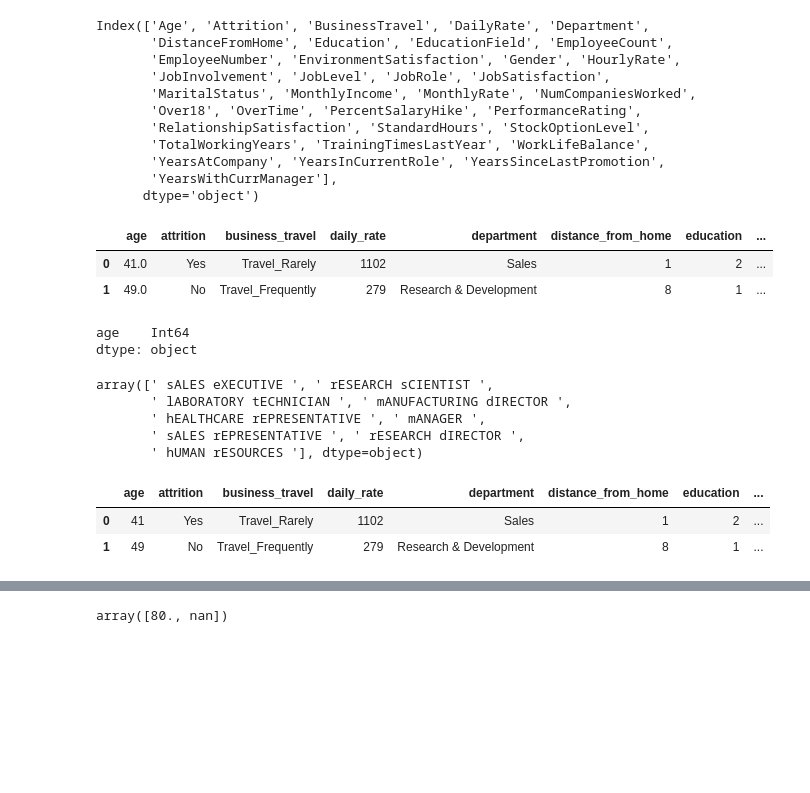
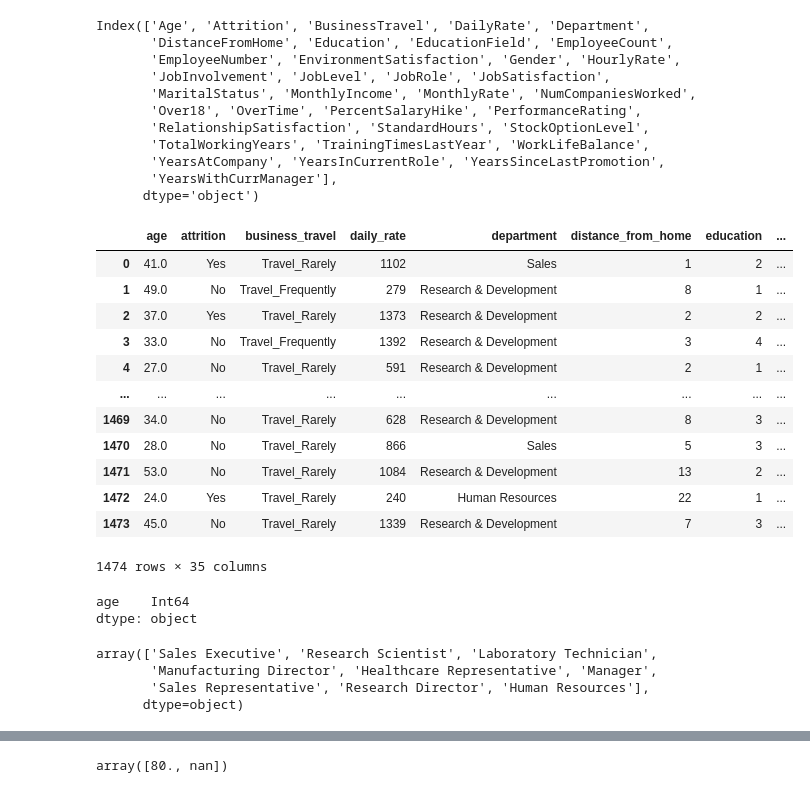
Before and after one commit to Eleonora1989/project-da-promo-63-modulo-3-team-3, a Jupyter notebook: fase_1_2_eda_limpieza.ipynb, the cells around one changed output, grey strips where cells are left out. Cells and saved outputs as stored; diff of their text form; code cells hidden in the pictures; blank space fills up the shorter version.

```diff
--- a/fase_1_2_eda_limpieza.ipynb
+++ b/fase_1_2_eda_limpieza.ipynb
@@ -112,7 +137,0 @@ df_hr.columns = (
-# %%
-df_hr.rename(columns={'over18': 'over_18'}, inplace=True)
-df_hr.head(2)
-# %% [output]
-|  | age | attrition | business_travel | daily_rate | department | distance_from_home | education | ... |
-| 0 | 41.0 | Yes | Travel_Rarely | 1102 | Sales | 1 | 2 | ... |
-| 1 | 49.0 | No | Travel_Frequently | 279 | Research & Development | 8 | 1 | ... |
@@ -119 +142,47 @@ df_hr.head(2)
+# %%
+import re
+
+def limpiar_columnas(df):
+    nuevas_cols = {}
+
+    for col in df.columns:
+        # 1. Separar CamelCase
+        col = re.sub(r'(?<!^)(?=[A-Z])', '_', col)
+
+        # 2. Separar letras y números (Over18 → Over_18)
+        col = re.sub(r'([a-zA-Z])([0-9])', r'\1_\2', col)
+        col = re.sub(r'([0-9])([a-zA-Z])', r'\1_\2', col)
+
+        # 3. Minúsculas
+        col = col.lower()
+
+        # 4. Limpiar caracteres raros
+        col = re.sub(r'[^\w]+', '_', col)
+
+        # 5. Evitar múltiples "_"
+        col = re.sub(r'_+', '_', col)
+
+        # 6. Quitar "_" al inicio o final
+        col = col.strip('_')
+
+        nuevas_cols[col] = col
+
+    df.columns = nuevas_cols.values()
+    return df
+# %%
+limpiar_columnas(df_hr)
+# %% [output]
+|  | age | attrition | business_travel | daily_rate | department | distance_from_home | education | ... |
+| 0 | 41.0 | Yes | Travel_Rarely | 1102 | Sales | 1 | 2 | ... |
+| 1 | 49.0 | No | Travel_Frequently | 279 | Research & Development | 8 | 1 | ... |
+| 2 | 37.0 | Yes | Travel_Rarely | 1373 | Research & Development | 2 | 2 | ... |
+| 3 | 33.0 | No | Travel_Frequently | 1392 | Research & Development | 3 | 4 | ... |
+| 4 | 27.0 | No | Travel_Rarely | 591 | Research & Development | 2 | 1 | ... |
+| ... | ... | ... | ... | ... | ... | ... | ... | ... |
+| 1469 | 34.0 | No | Travel_Rarely | 628 | Research & Development | 8 | 3 | ... |
+| 1470 | 28.0 | No | Travel_Rarely | 866 | Sales | 5 | 3 | ... |
+| 1471 | 53.0 | No | Travel_Rarely | 1084 | Research & Development | 13 | 2 | ... |
+| 1472 | 24.0 | Yes | Travel_Rarely | 240 | Human Resources | 22 | 1 | ... |
+| 1473 | 45.0 | No | Travel_Rarely | 1339 | Research & Development | 7 | 3 | ... |
+1474 rows × 35 columns
 # %%
@@ -128,11 +197,3 @@ df_hr[columna_edad_a_int].dtypes
 # %% [output]
 age    Int64
 dtype: object
-# %%
-df_hr['job_role'].unique()
-# %% [output]
-array([' sALES eXECUTIVE ', ' rESEARCH sCIENTIST ',
-       ' lABORATORY tECHNICIAN ', ' mANUFACTURING dIRECTOR ',
-       ' hEALTHCARE rEPRESENTATIVE ', ' mANAGER ',
-       ' sALES rEPRESENTATIVE ', ' rESEARCH dIRECTOR ',
-       ' hUMAN rESOURCES '], dtype=object)
@@ -139,7 +202,9 @@ array([' sALES eXECUTIVE ', ' rESEARCH sCIENTIST ',
 # %%
-df_hr['job_role'] = df_hr['job_role'].str.strip().str.lower().str.replace(r'\s+', '_', regex=True)
-df_hr.head(2)
+df_hr['job_role'] = df_hr['job_role'].str.strip().str.lower().str.title()
+
+df_hr['job_role'].unique()
 # %% [output]
-|  | age | attrition | business_travel | daily_rate | department | distance_from_home | education | ... |
-| 0 | 41 | Yes | Travel_Rarely | 1102 | Sales | 1 | 2 | ... |
-| 1 | 49 | No | Travel_Frequently | 279 | Research & Development | 8 | 1 | ... |
+array(['Sales Executive', 'Research Scientist', 'Laboratory Technician',
+       'Manufacturing Director', 'Healthcare Representative', 'Manager',
+       'Sales Representative', 'Research Director', 'Human Resources'],
+      dtype=object)
```
Also changed, not shown: parts of 61 cells of this notebook, 1 other file.
